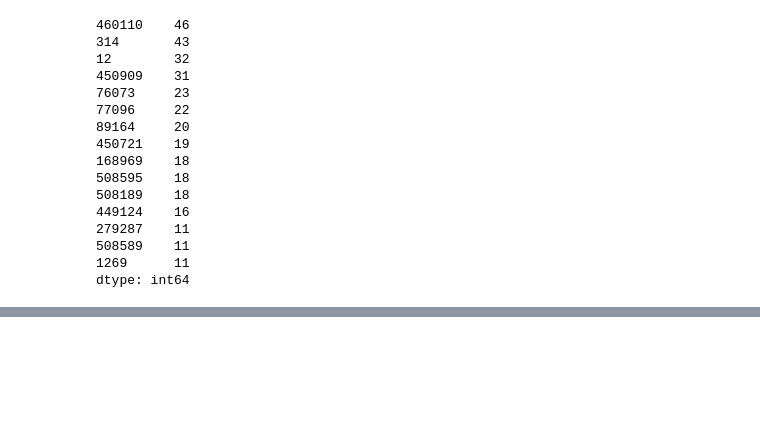
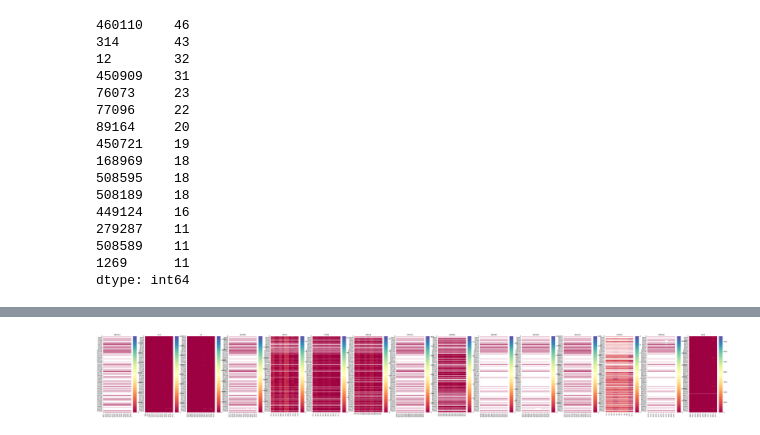
Before and after one commit to 592k/Mini_project-modeling, a Jupyter notebook: src/EDA.ipynb, the cells around one changed output, grey strips where cells are left out. Drawn from its saved outputs; the diff is of its cells as text; code cells hidden in the pictures; blank space fills up the shorter version.

```diff
--- a/src/EDA.ipynb
+++ b/src/EDA.ipynb
@@ -579,12 +585,14 @@ print('Done')
 # %%
 # 그룹별 패턴 시각화
 
-fig, axes = plt.subplots(1,len(nancount), figsize=(20,10))
+fig, axes = plt.subplots(1,len(nancount), figsize=(80,10))
 
 for i in range(len(nancount)):
     sns.heatmap(data=tv.loc[:, nan_group(i)], ax=axes[i],cmap="Spectral").set_title(nancount[i])
 
 plt.show()
+# %% [output]
+[figure, added]
 # %%
 # 각 그룹별 평균 분산도 확인
 
```
Also changed, not shown: parts of 6 cells of this notebook.
